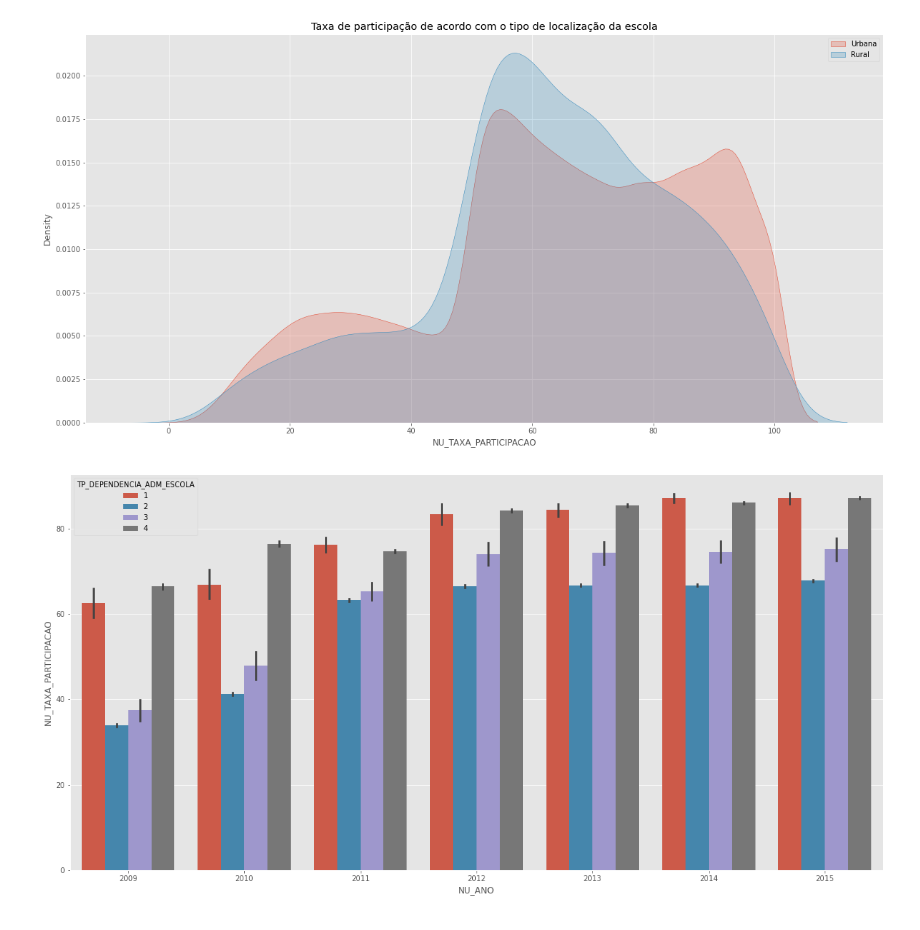
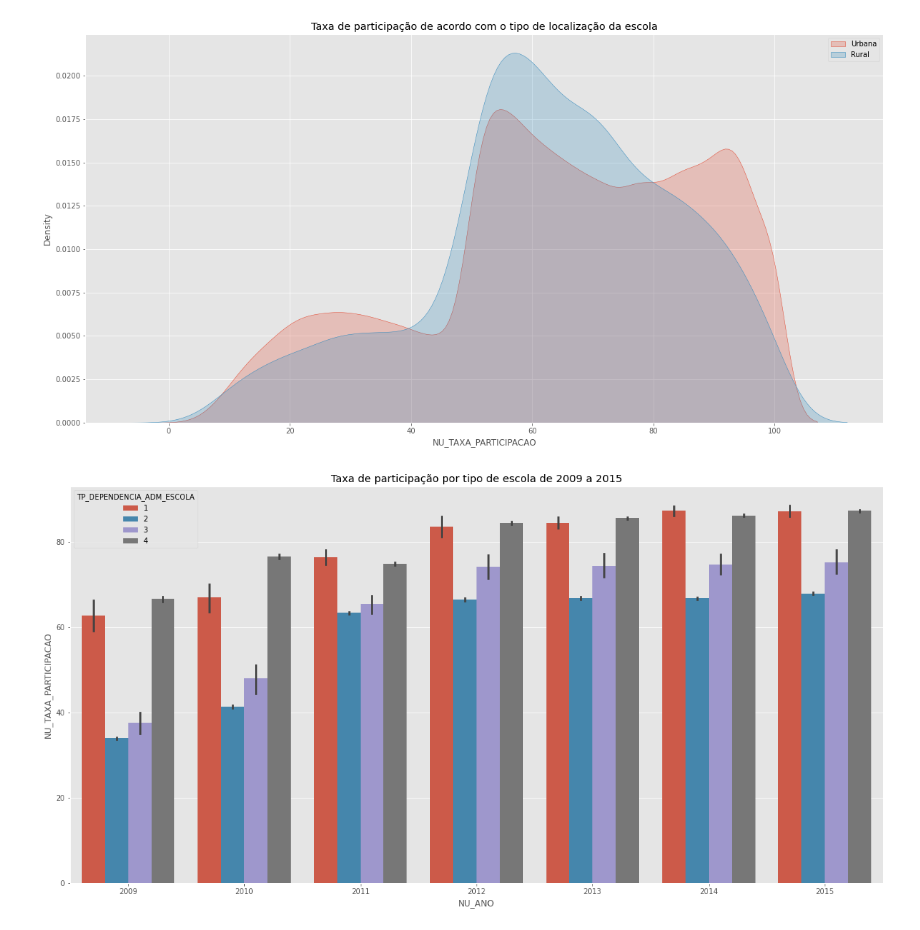
Before and after one commit to osbrabos/dataviz-enem, a Jupyter notebook: school-analysis.ipynb, the cells around one changed output. Cells and saved outputs as stored; diff of their text form; code cells hidden in the pictures.

```diff
--- a/school-analysis.ipynb
+++ b/school-analysis.ipynb
@@ -9,7 +9,7 @@ plt.style.use('ggplot')
 p = 0.01
 
 df = pd.read_csv(
-    './DADOS/MICRODADOS_ENEM_ESCOLA.csv',
+    'MICRODADOS_ENEM_ESCOLA.csv',
     header=0,
     encoding = "ISO-8859-1",
     sep=';',
@@ -191,6 +191,7 @@ plt.show()
 # %%
 fig, ax = plt.subplots(figsize=(20, 10))
 sns.barplot(data=df, x='NU_ANO', y='NU_TAXA_PARTICIPACAO', hue='TP_DEPENDENCIA_ADM_ESCOLA')
+ax.set_title('Taxa de participação por tipo de escola de 2009 a 2015')
 plt.show()
 # %% [output]
-[figure, old version]
+[figure, new version]
```
Also changed, not shown: parts of 7 cells of this notebook.
